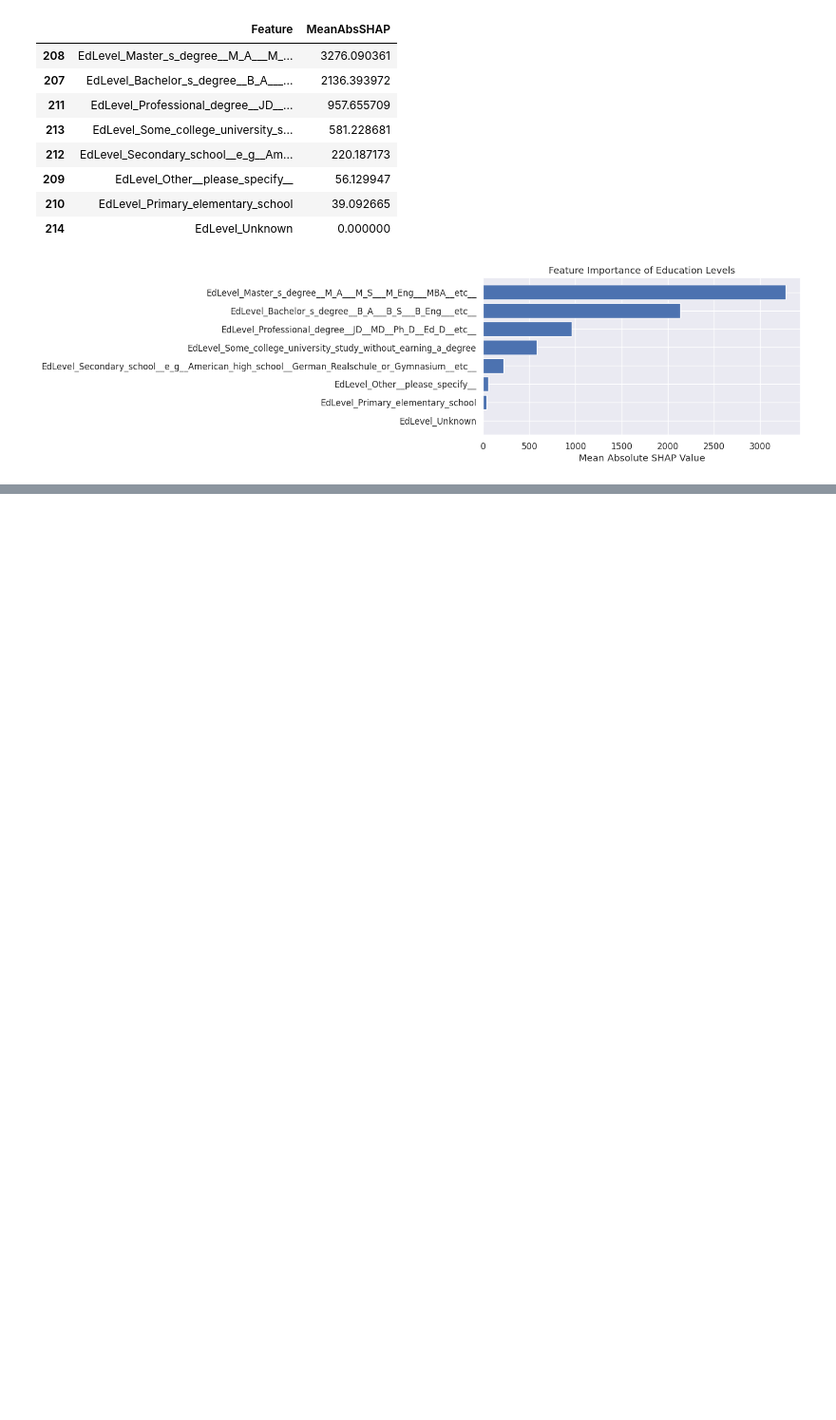
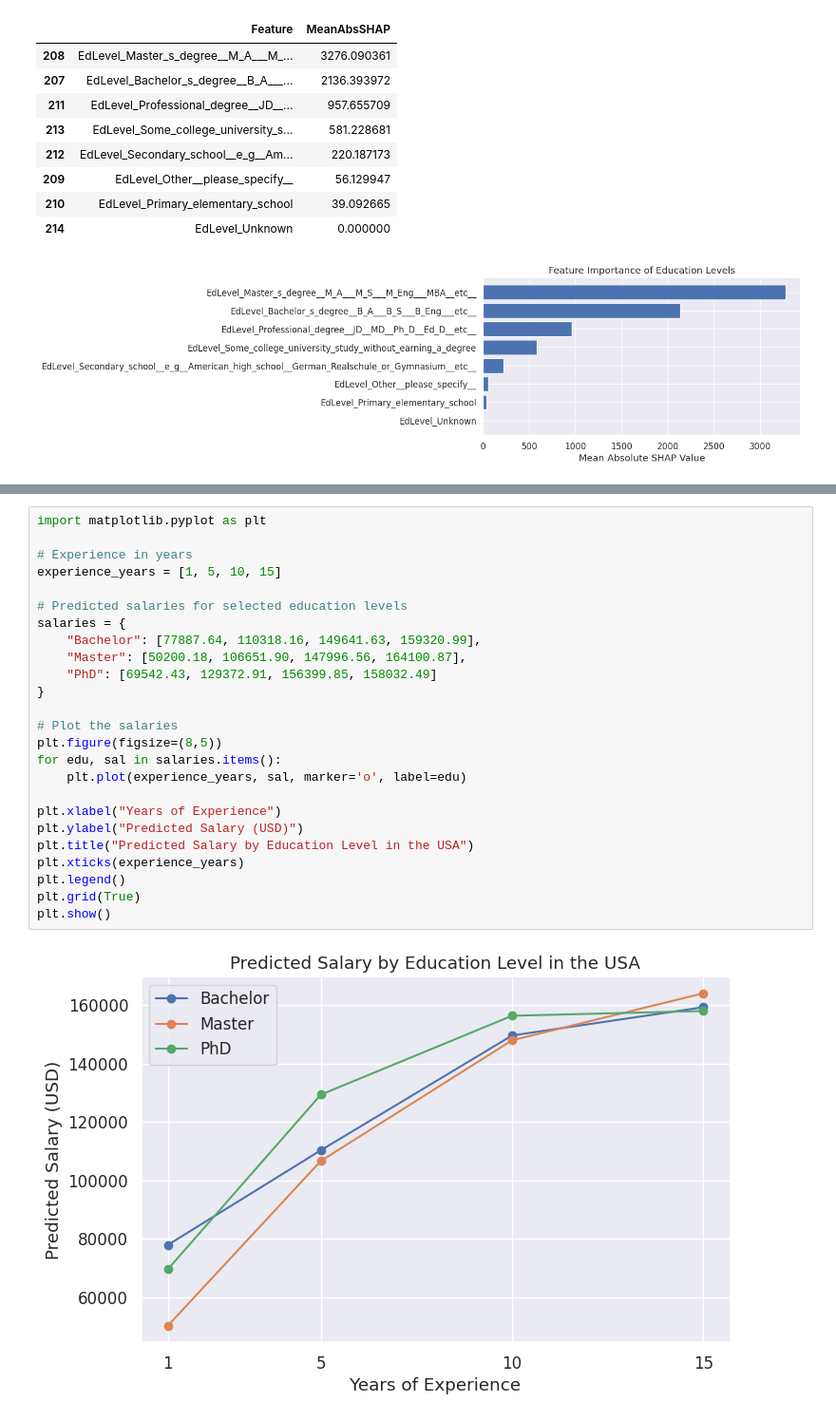
Before and after one commit to yukomath/Project_1, a Jupyter notebook: project.ipynb, the cells around one changed output, grey strips where cells are left out. Shown at 95% size. Saved outputs shown, nothing was run; the diff lists cells and outputs as text; blank space fills up the shorter version.

```diff
--- a/project.ipynb
+++ b/project.ipynb
@@ -1209,0 +1907,27 @@ Predicted Salary by Education Level and Country:
+# %%
+import matplotlib.pyplot as plt
+
+# Experience in years
+experience_years = [1, 5, 10, 15]
+
+# Predicted salaries for selected education levels
+salaries = {
+    "Bachelor": [77887.64, 110318.16, 149641.63, 159320.99],
+    "Master": [50200.18, 106651.90, 147996.56, 164100.87],
+    "PhD": [69542.43, 129372.91, 156399.85, 158032.49]
+}
+
+# Plot the salaries
+plt.figure(figsize=(8,5))
+for edu, sal in salaries.items():
+    plt.plot(experience_years, sal, marker='o', label=edu)
+
+plt.xlabel("Years of Experience")
+plt.ylabel("Predicted Salary (USD)")
+plt.title("Predicted Salary by Education Level in the USA")
+plt.xticks(experience_years)
+plt.legend()
+plt.grid(True)
+plt.show()
+# %% [output]
+[figure, added]
```
Also changed, not shown: parts of 34 cells of this notebook.
